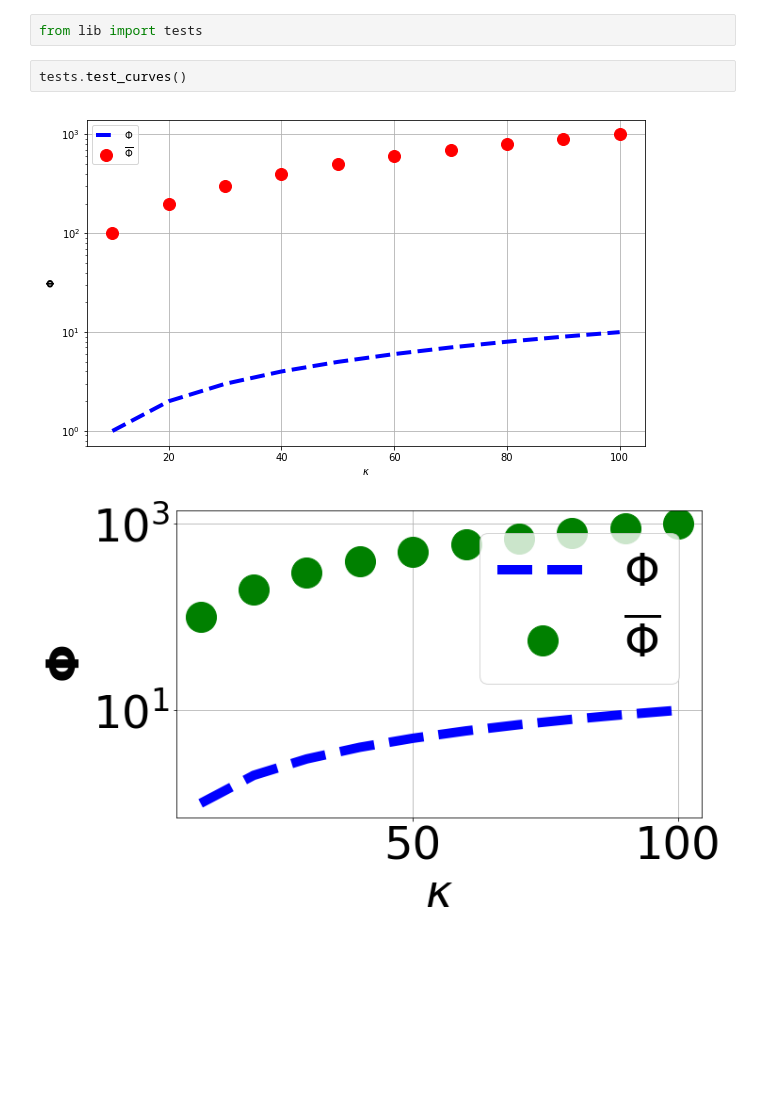
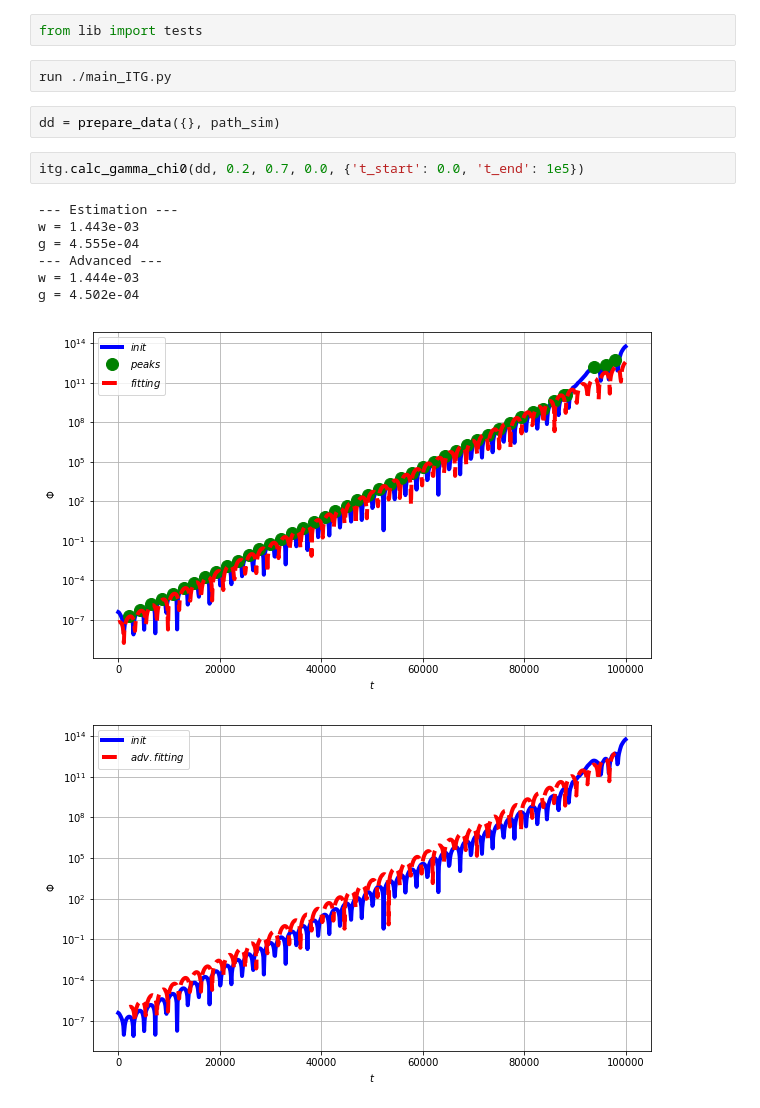
Before and after one commit to ivanNovikau/PyDiagORB5, a Jupyter notebook: test_animation.ipynb, the cells around one changed output. Drawn from its saved outputs; the diff is of its cells as text; blank space fills up the shorter version.

```diff
--- a/test_animation.ipynb
+++ b/test_animation.ipynb
@@ -1,7 +1,17 @@
 # %%
 from lib import tests
-# %%
-tests.test_curves()
-# %% [output]
-[figure, removed]
-[figure, removed]
+# %%
+run ./main_ITG.py
+# %%
+dd = prepare_data({}, path_sim)
+# %%
+itg.calc_gamma_chi0(dd, 0.2, 0.7, 0.0, {'t_start': 0.0, 't_end': 1e5})
+# %% [output]
+--- Estimation ---
+w = 1.443e-03
+g = 4.555e-04
+--- Advanced ---
+w = 1.444e-03
+g = 4.502e-04
+[figure, added]
+[figure, added]
```
Also changed, not shown: 1 other file.
